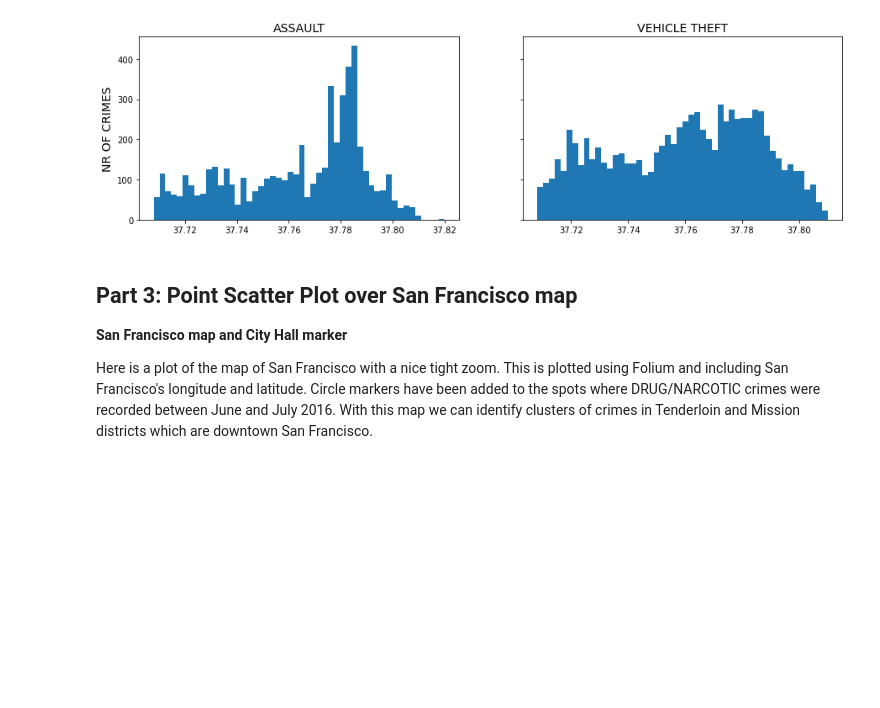
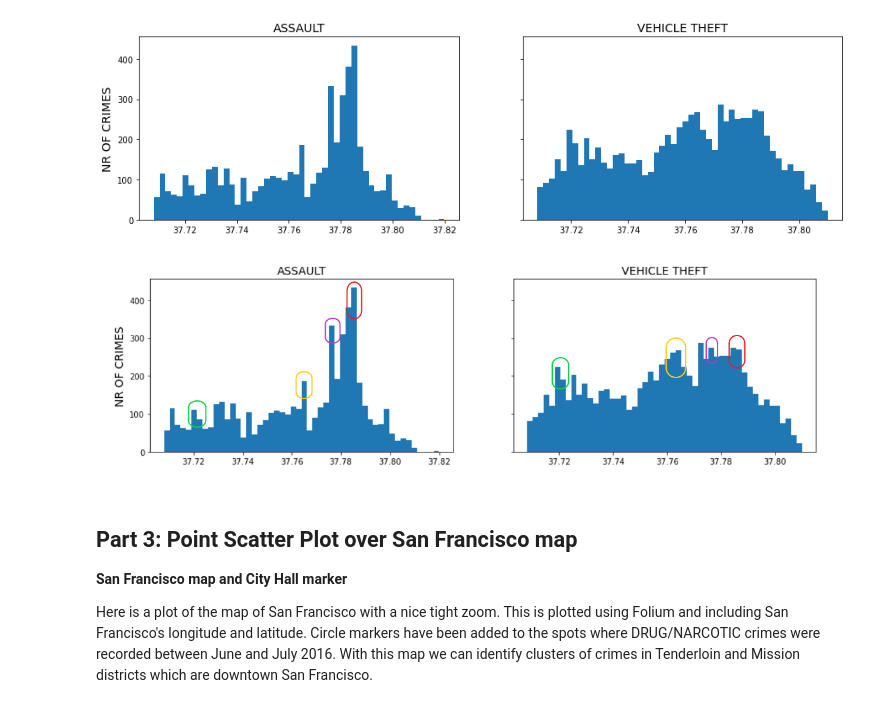
Before and after one commit to BerglindLilja/SocialData, a Jupyter notebook: Data Analysis Compilation.ipynb, the cells around one changed output. Saved outputs shown, nothing was run; the diff lists cells and outputs as text; code cells hidden in the pictures; blank space fills up the shorter version.

Commit message:
Add missing histogram image

```diff
--- a/Data Analysis Compilation.ipynb
+++ b/Data Analysis Compilation.ipynb
@@ -138,6 +138,11 @@ axs[0].set_ylabel('NR OF CRIMES',fontsize=14)
 plt.show()
 # %% [output]
 [figure]
+# %%
+from IPython.display import Image
+Image(filename='histogram.png')
+# %% [output]
+[figure, added]
 # %% [markdown]
 ## Part 3: Point Scatter Plot over San Francisco map
 **San Francisco map and City Hall marker**
```
Also changed, not shown: 1 other file.
